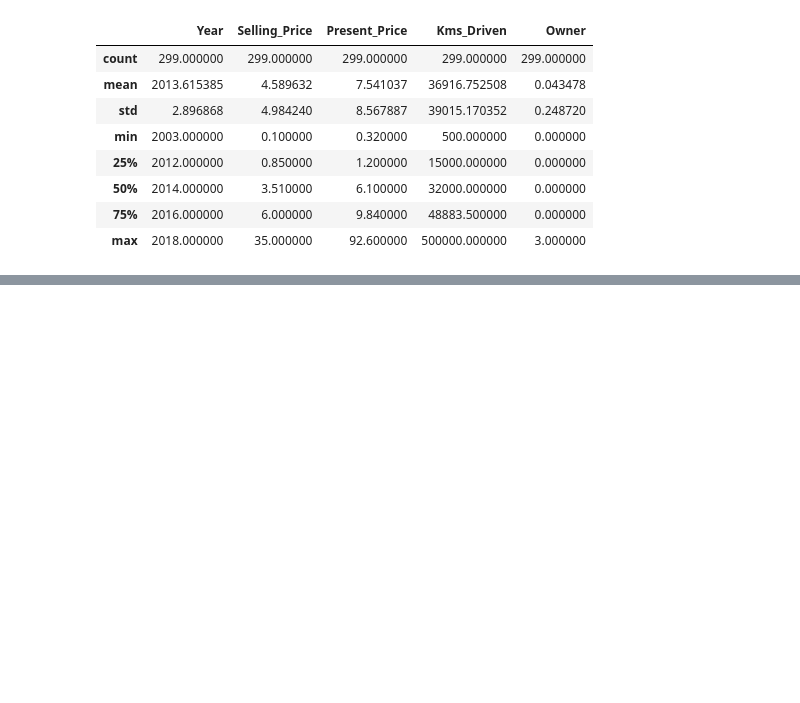
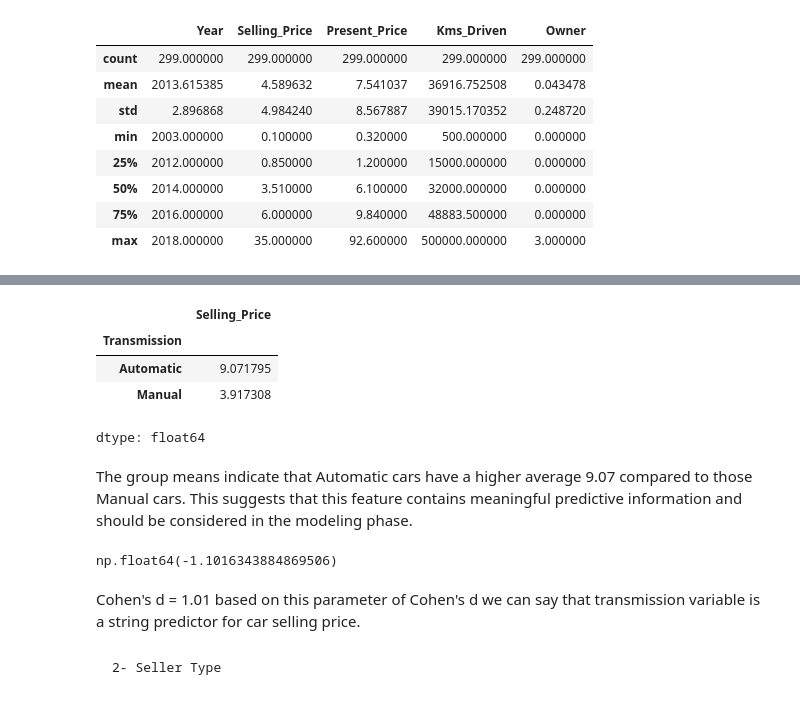
Before and after one commit to AichaELMouta/Car_Price_Prediction, a Jupyter notebook: car_price_prediction.ipynb, the cells around one changed output, grey strips where cells are left out. Drawn from its saved outputs; the diff is of its cells as text; code cells hidden in the pictures; blank space fills up the shorter version.

```diff
--- a/car_price_prediction.ipynb
+++ b/car_price_prediction.ipynb
@@ -185,3 +226,29 @@ px.histogram(car_data , x = 'Transmission' ,  text_auto = '.1f' , title = 'Trans
+# %%
+car_data.groupby('Transmission')['Selling_Price'].mean()
+# %% [output]
+|  | Selling_Price |
+| Transmission |  |
+| Automatic | 9.071795 |
+| Manual | 3.917308 |
+dtype: float64
+# %% [markdown]
+The group means indicate that Automatic cars have a higher average 9.07 compared to those Manual cars.
+This suggests that this feature contains meaningful predictive information and should be considered in the modeling phase.
+# %%
+def cohens_d(group1, group2):
+  group1 = car_data[car_data['Transmission']=="Manual"]['Selling_Price']
+  group2 = car_data[car_data['Transmission']=="Automatic"]['Selling_Price']
+  n1, n2 = len(group1), len(group2)
+  s1, s2 = np.var(group1, ddof=1), np.var(group2, ddof=1)
+  pooled_std = np.sqrt(((n1 - 1) * s1 + (n2 - 1) * s2) / (n1 + n2 - 2))
+  return (np.mean(group1) - np.mean(group2)) / pooled_std
+cohens_d(group1, group2)
+# %% [output]
+np.float64(-1.1016343884869506)
+# %% [markdown]
+Cohen's d = 1.01  based on this parameter of Cohen's d we can say that transmission variable is a string predictor for car selling price.
+# %% [markdown]
+    2- Seller Type
 # %%
 # Price  vs Brand
 px.histogram(car_data , x = 'Seller_Type' ,  text_auto = '.1f' , title = 'Seller Type Range')
```
Also changed, not shown: parts of 12 cells of this notebook.
